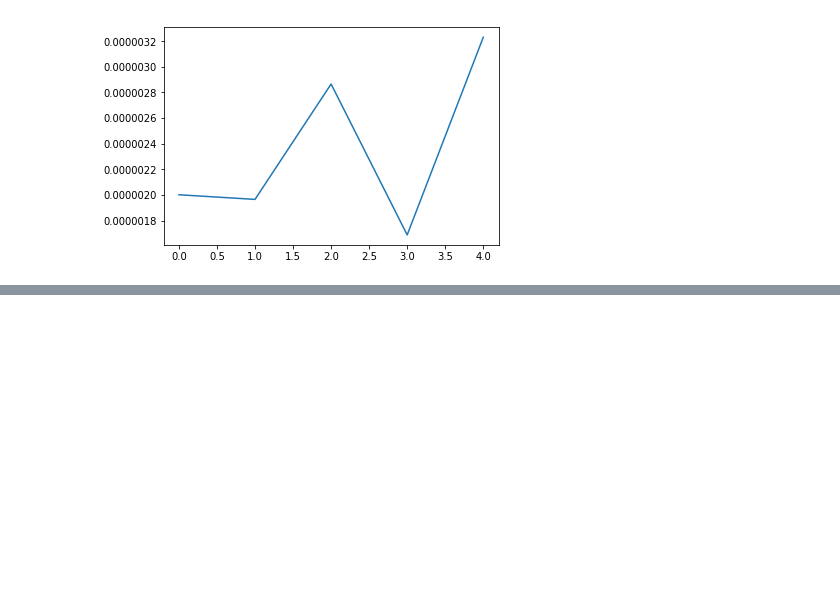
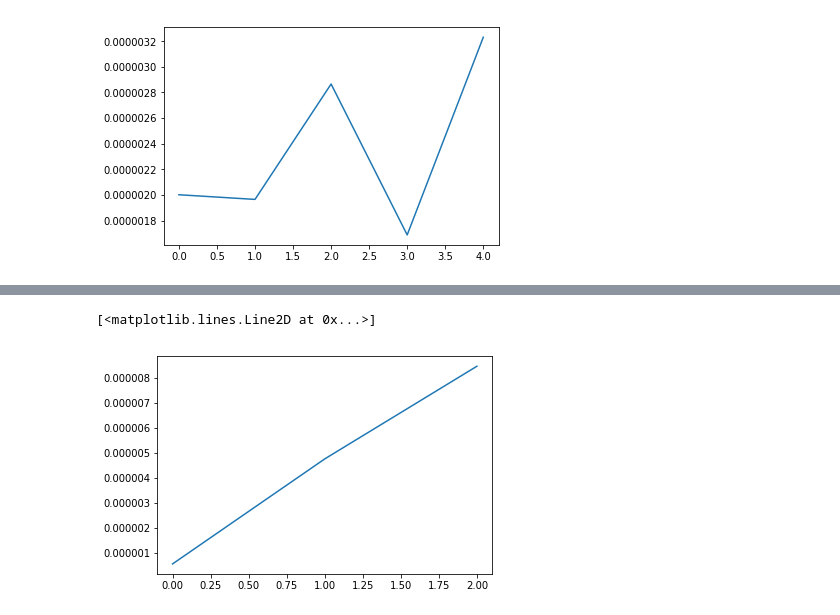
Before and after one commit to iconix/openai, a Jupyter notebook: nbs/pytorch_starter_music_reviews.ipynb, the cells around one changed output, grey strips where cells are left out. Cells and saved outputs as stored; diff of their text form; code cells hidden in the pictures; blank space fills up the shorter version.

Commit message:
Add impl using PyTorch's RNN module

```diff
--- a/nbs/pytorch_starter_music_reviews.ipynb
+++ b/nbs/pytorch_starter_music_reviews.ipynb
@@ -270,7 +273,7 @@ class RNN(nn.Module):
         output = self.softmax(output)
         return output, hidden
 
-    def initHidden(self):
+    def init_hidden(self):
         return torch.zeros(1, self.hidden_size).cuda() # TODO: why isn't this random?
 # %%
 def trainRNN(model, xs, ys, hidden, order=4, criterion=nn.NLLLoss(), optimizer=None):
@@ -308,19 +311,16 @@ def trainRNN(model, xs, ys, hidden, order=4, criterion=nn.NLLLoss(), optimizer=N
 def sampleRNN(model, order=4, max_length=20):
     with torch.no_grad(): # no need to track history in sampling
         input = '\0' * order
-        hidden = rnn.initHidden()
+        hidden = model.init_hidden()
 
         output_idx = [char_to_idx[c] for c in input[-order:]]
 
         for i in range(max_length):
             h_idxs = torch.tensor(output_idx[-order:], dtype=torch.long, device=cuda)
             output, hidden = model(h_idxs, hidden)
-            # sample from
-            p = [np.exp(logp) for logp in output[0].data.cpu().numpy()]
-            # normalize so that probabilities sum to 1 (within tolerance)
-            # https://stackoverflow.com/questions/46539431/np-random-choice-probabilities-do-not-sum-to-1
-            p /= sum(p)
-            idx = np.random.choice(range(output.size(1)), 1, p=p)[0]
+            # sample from distribution
+            output_dist = output.data.view(-1).exp()
+            idx = torch.multinomial(output_dist, 1)[0].item()
             if idx == 0:
                 break
             else:
@@ -333,7 +333,7 @@ def sampleRNN(model, order=4, max_length=20):
 all_losses = [] # keep track of losses for plotting
 
 rnn = RNN(vocab_size, N_HIDDEN, N_FAC, ORDER).cuda()
-hidden = rnn.initHidden()
+hidden = rnn.init_hidden()
 optimizer = optim.SGD(rnn.parameters(), lr=0.001)
 
 start = time.time()
@@ -376,0 +431,20 @@ plt.plot(all_losses)
+# %%
+all_losses = [] # keep track of losses for plotting
+
+prnn = PyTorchRNN(vocab_size, N_HIDDEN, ORDER).cuda()
+hidden = prnn.init_hidden()
+optimizer = optim.Adam(prnn.parameters(), lr=0.005)
+
+start = time.time()
+
+for epoch in range(EPOCHS):
+    xs, ys, vocab_size, char_to_idx, idx_to_char = createInputs(train_text)
+    output, loss, hidden = trainPyTorchRNN(prnn, xs, ys, hidden, optimizer=optimizer)
+    all_losses.append(loss / xs.shape[0])
+
+    print(f'Epoch {epoch} sample:')
+    sampleRNN(prnn, max_length=1000)
+
+end = time.time()
+print(f'Training time: {end-start:.2f}s')
+print(all_losses)
@@ -376,0 +470,7 @@ plt.plot(all_losses)
+# %%
+%matplotlib inline
+plt.figure()
+plt.plot(all_losses)
+# %% [output]
+[<matplotlib.lines.Line2D at 0x...>]
+[figure, added]
```
Also changed, not shown: parts of 10 cells of this notebook.
